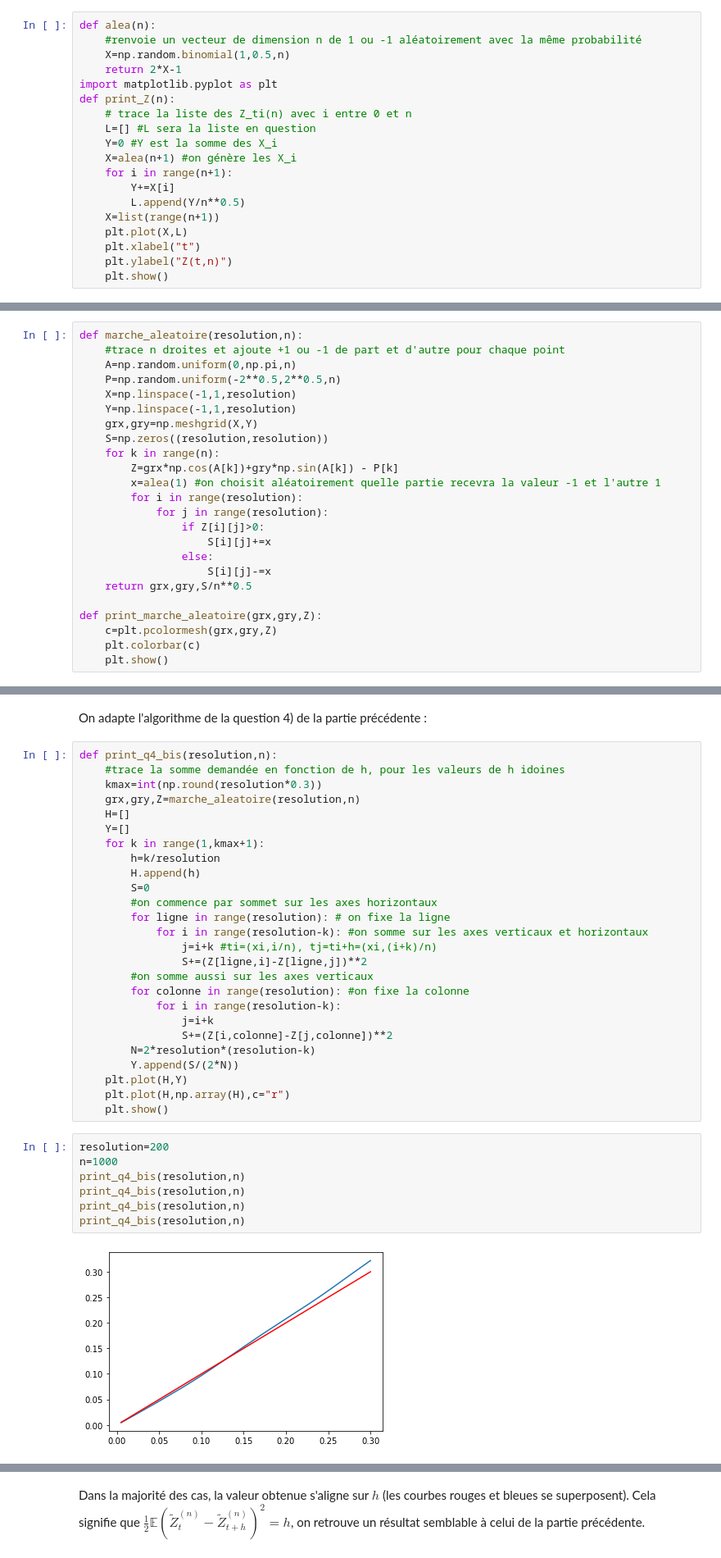
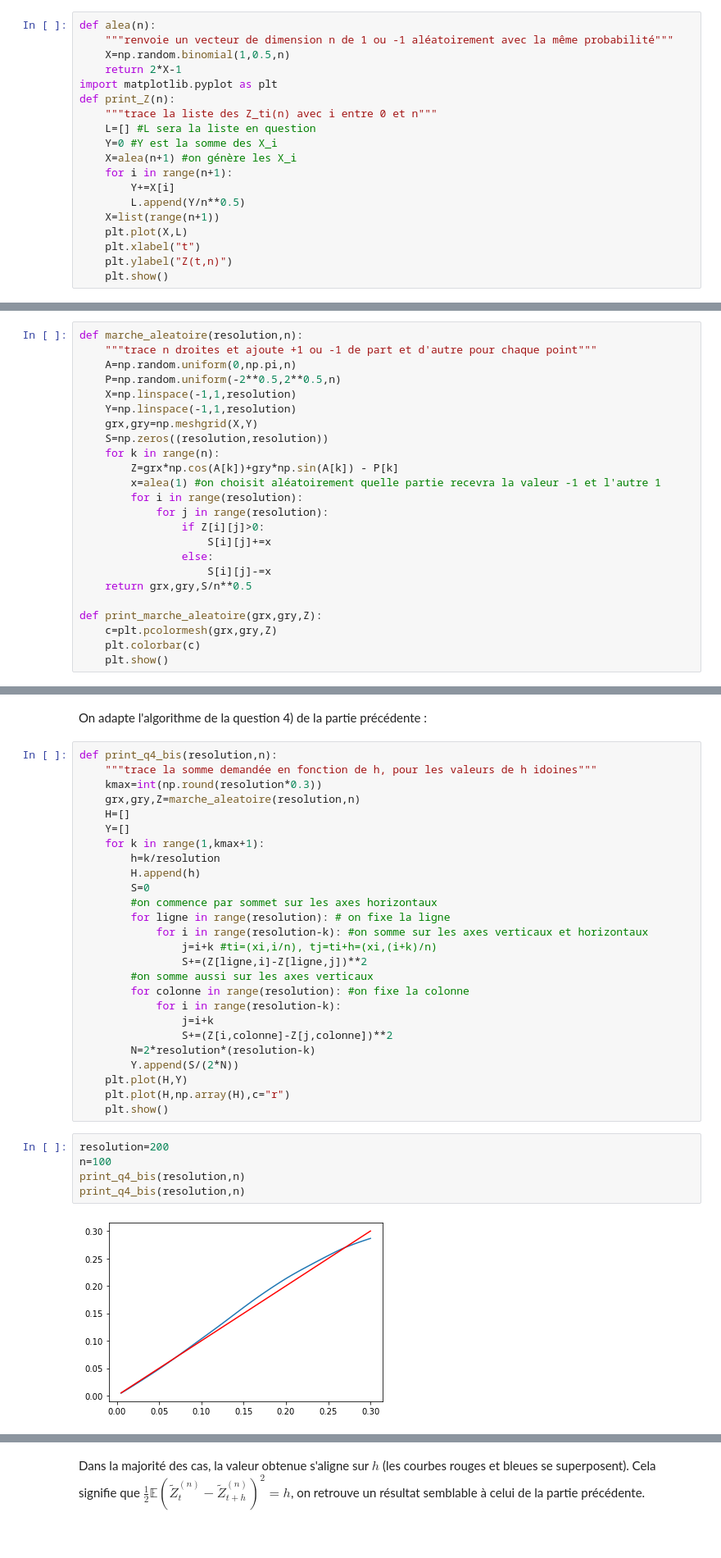
Before and after one commit to Joris-Landais/pojet_num-rique_proba, a Jupyter notebook: Projet numérique de Probabilités 2022 - enonce.ipynb, the cells around one changed output, grey strips where cells are left out. Shown at 82% size. Cells and saved outputs as stored; diff of their text form.

```diff
--- a/Projet numérique de Probabilités 2022 - enonce.ipynb
+++ b/Projet numérique de Probabilités 2022 - enonce.ipynb
@@ -128,12 +127,12 @@ $Z_{t_i}^{(n)}=\frac{Y_{[nt_i]}}{\sqrt{n}} = \frac{Y_{[i]}}{\sqrt{n}}=\frac{Y_i}
 3)
 # %%
 def alea(n):
-    #renvoie un vecteur de dimension n de 1 ou -1 aléatoirement avec la même probabilité
+    """renvoie un vecteur de dimension n de 1 ou -1 aléatoirement avec la même probabilité"""
     X=np.random.binomial(1,0.5,n)
     return 2*X-1
 import matplotlib.pyplot as plt
 def print_Z(n):
-    # trace la liste des Z_ti(n) avec i entre 0 et n
+    """trace la liste des Z_ti(n) avec i entre 0 et n"""
     L=[] #L sera la liste en question
     Y=0 #Y est la somme des X_i
     X=alea(n+1) #on génère les X_i
@@ -452,7 +456,7 @@ separate_domain(resolution)
 Chaque droite sépare le domaine en deux en associant +1 ou -1 à chaque point. En itérant ce procédé, la marche aléatoire sera définie sur $[-1,1]^2$
 # %%
 def marche_aleatoire(resolution,n):
-    #trace n droites et ajoute +1 ou -1 de part et d'autre pour chaque point
+    """trace n droites et ajoute +1 ou -1 de part et d'autre pour chaque point"""
     A=np.random.uniform(0,np.pi,n)
     P=np.random.uniform(-2**0.5,2**0.5,n)
     X=np.linspace(-1,1,resolution)
@@ -504,7 +508,7 @@ Maintenant, à chaque étape, c'est $[-1,1]^2$ qui est divisé en deux par une d
 On adapte l'algorithme de la question 4) de la partie précédente :
 # %%
 def print_q4_bis(resolution,n):
-    #trace la somme demandée en fonction de h, pour les valeurs de h idoines
+    """trace la somme demandée en fonction de h, pour les valeurs de h idoines"""
     kmax=int(np.round(resolution*0.3))
     grx,gry,Z=marche_aleatoire(resolution,n)
     H=[]
@@ -530,10 +534,8 @@ def print_q4_bis(resolution,n):
     plt.show()
 # %%
 resolution=200
-n=1000
+n=100
 print_q4_bis(resolution,n)
 print_q4_bis(resolution,n)
-print_q4_bis(resolution,n)
-print_q4_bis(resolution,n)
 # %% [output]
-[figure, old version]
+[figure, new version]
```
Also changed, not shown: parts of 26 cells of this notebook.
